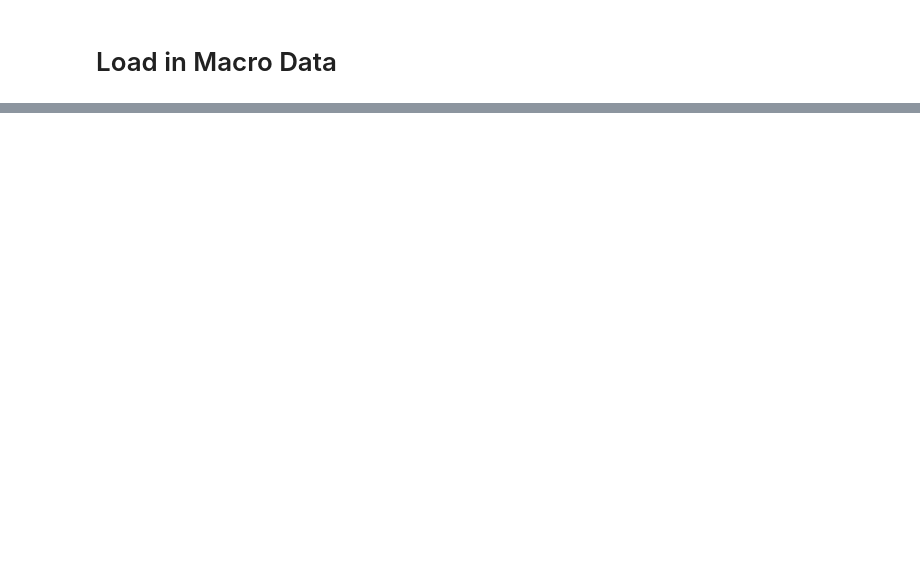
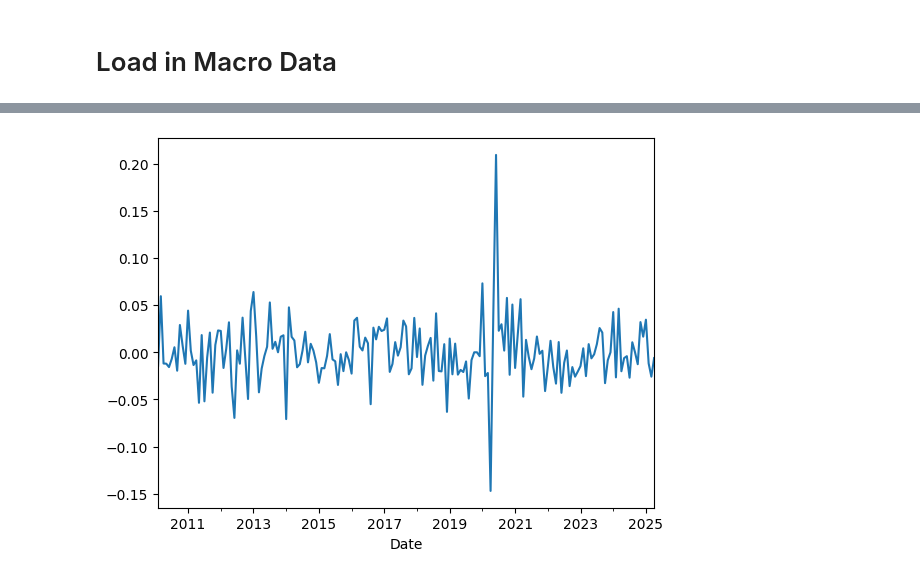
Before and after one commit to Kunj121/MacroFinance_HW2, a Jupyter notebook: hw3/hw_3.ipynb, the cells around one changed output, grey strips where cells are left out. Drawn from its saved outputs; the diff is of its cells as text; code cells hidden in the pictures; blank space fills up the shorter version.

```diff
--- a/hw3/hw_3.ipynb
+++ b/hw3/hw_3.ipynb
@@ -132,0 +137,21 @@ fed.plot()
+# %%
+FILE1             = "../data/Assignment_2_data.xlsm"
+
+ism = pd.read_excel(FILE1, sheet_name='ISM', index_col='Date')
+ism.rename(columns={'ISM': 'PMI'}, inplace=True)
+ism = ism[~ism.index.duplicated(keep='last')]
+
+ism = (ism            # daily EFFR
+           .resample('M').mean()      # calendar‑month mean
+            #.asfreq('B', method='ffill')  # fill forward to biz days
+           [ism.index.min():])   # trim to asset window
+ism['pct_change'] = ism['PMI'].pct_change()
+ism = ism.dropna()
+ism = ism['pct_change']
+# select only >2010
+ism = ism[(ism.index >= '2010-02-01') & (ism.index <= '2025-05-12')]
+# %%
+ism.plot()
+plt.show()
+# %% [output]
+[figure, added]
```
Also changed, not shown: parts of 16 cells of this notebook.
